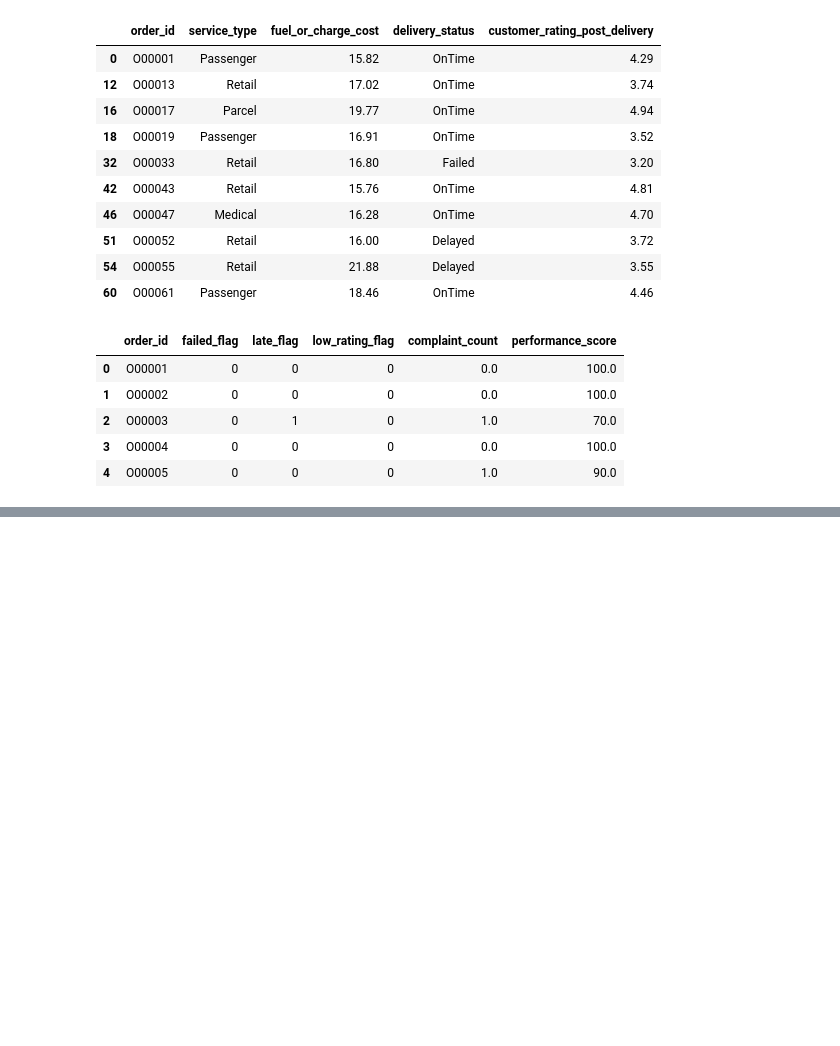
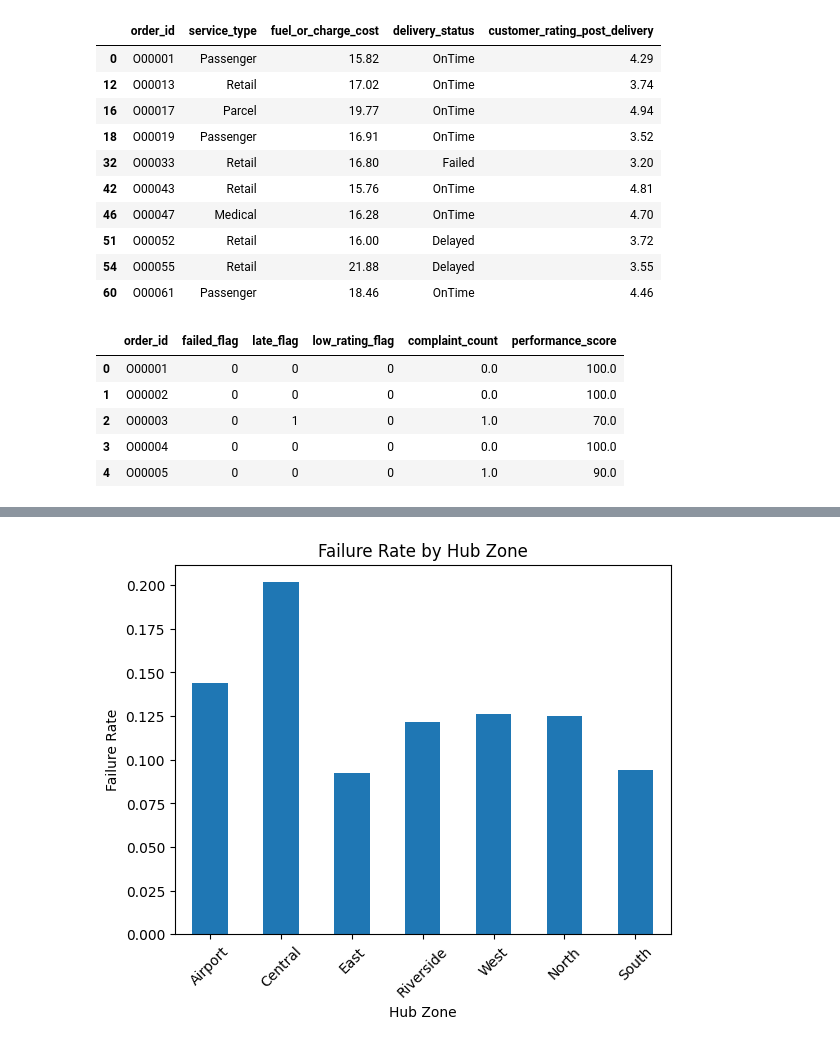
Before and after one commit to Nausheen1295/NorthStar-Coursework, a Jupyter notebook: notebooks/Section_2_Python/03_python.ipynb, the cells around one changed output, grey strips where cells are left out. Saved outputs shown, nothing was run; the diff lists cells and outputs as text; code cells hidden in the pictures; blank space fills up the shorter version.

```diff
--- a/notebooks/Section_2_Python/03_python.ipynb
+++ b/notebooks/Section_2_Python/03_python.ipynb
@@ -1009,0 +1132,14 @@ master[[
+# %%
+#Which hub zones are most problematic?
+zone_risk = master.groupby("zone").agg(
+    total_deliveries=("delivery_id", "count"),
+    failed_deliveries=("failed_flag", "sum"),
+    failure_rate=("failed_flag", "mean"),
+    late_rate=("late_flag", "mean"),
+    avg_rating=("customer_rating_post_delivery", "mean"),
+    total_complaints=("complaint_count", "sum"),
+    total_compensation=("total_compensation", "sum"),
+    high_risk_rate=("high_risk_case", "mean")
+).sort_values("high_risk_rate", ascending=False)
+
+zone_risk
@@ -1009,0 +1333,10 @@ master[[
+# %%
+#Which hub zones have the highest failure rate?
+zone_risk["failure_rate"].plot(kind="bar")
+plt.title("Failure Rate by Hub Zone")
+plt.xlabel("Hub Zone")
+plt.ylabel("Failure Rate")
+plt.xticks(rotation=45)
+plt.show()
+# %% [output]
+[figure, added]
```
Also changed, not shown: parts of 20 cells of this notebook.
